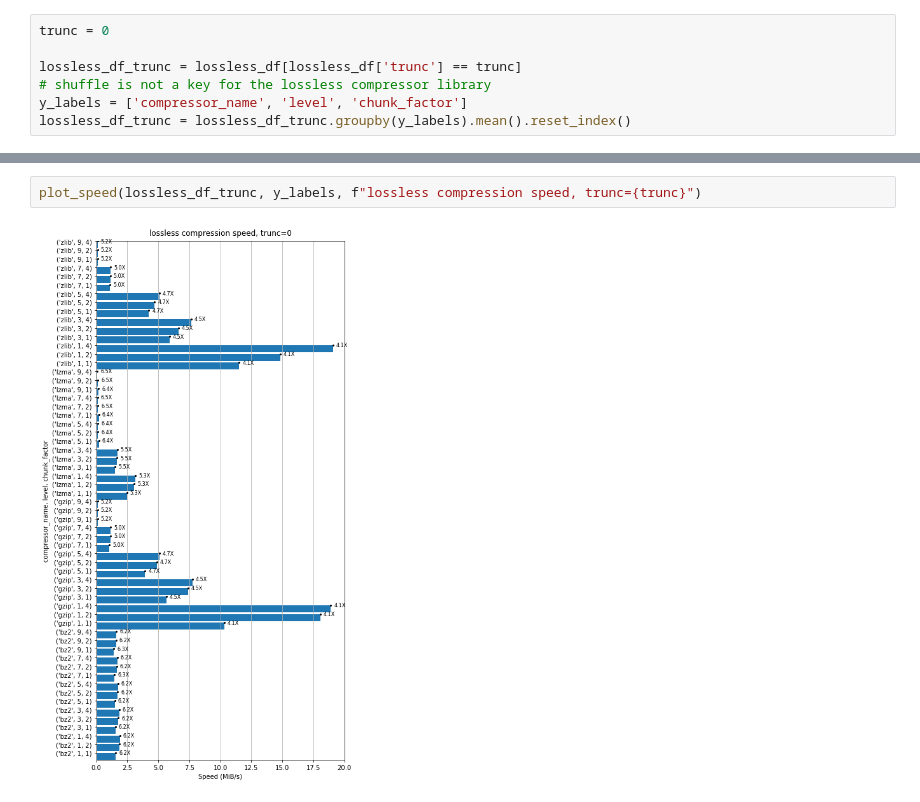
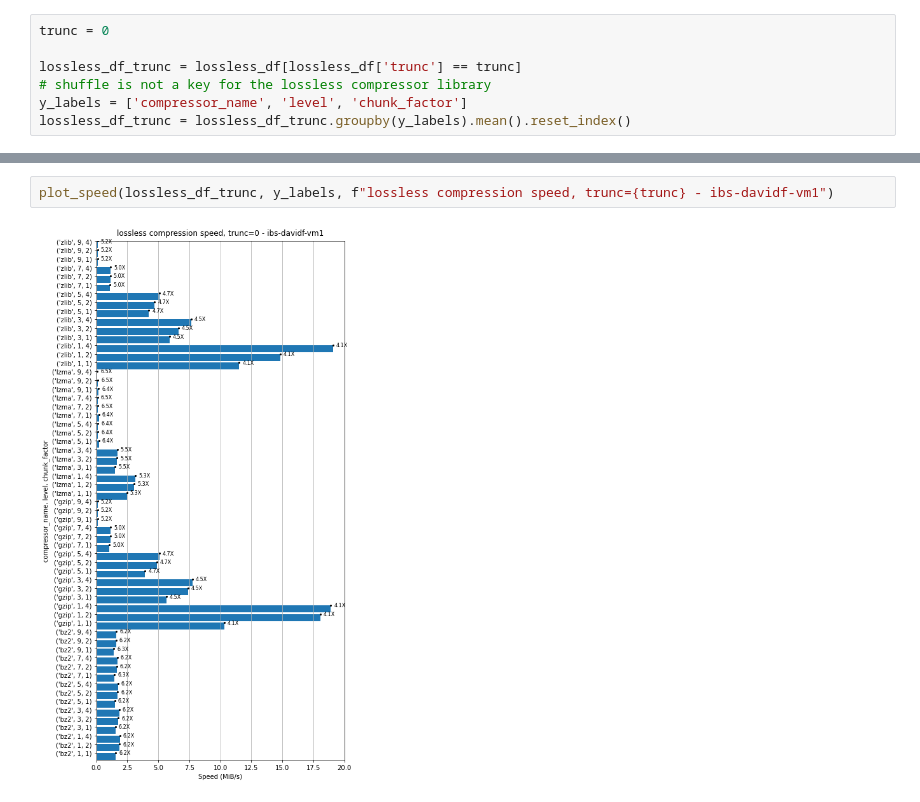
Before and after one commit to AllenNeuralDynamics/lightsheet-compression-tests, a Jupyter notebook: compression_plots.ipynb, the cells around one changed output, grey strips where cells are left out. Drawn from its saved outputs; the diff is of its cells as text.

```diff
--- a/compression_plots.ipynb
+++ b/compression_plots.ipynb
@@ -161,5 +167,5 @@ plot_ratios(lossless_df_trunc, y_labels, f"Lossless compression ratio, trunc={tr
 # %%
-plot_speed(lossless_df_trunc, y_labels, f"lossless compression speed, trunc={trunc}")
+plot_speed(lossless_df_trunc, y_labels, f"lossless compression speed, trunc={trunc} - ibs-davidf-vm1")
 # %% [output]
-[figure, old version]
+[figure, new version]
 # %%
```
Also changed, not shown: parts of 9 cells of this notebook.
